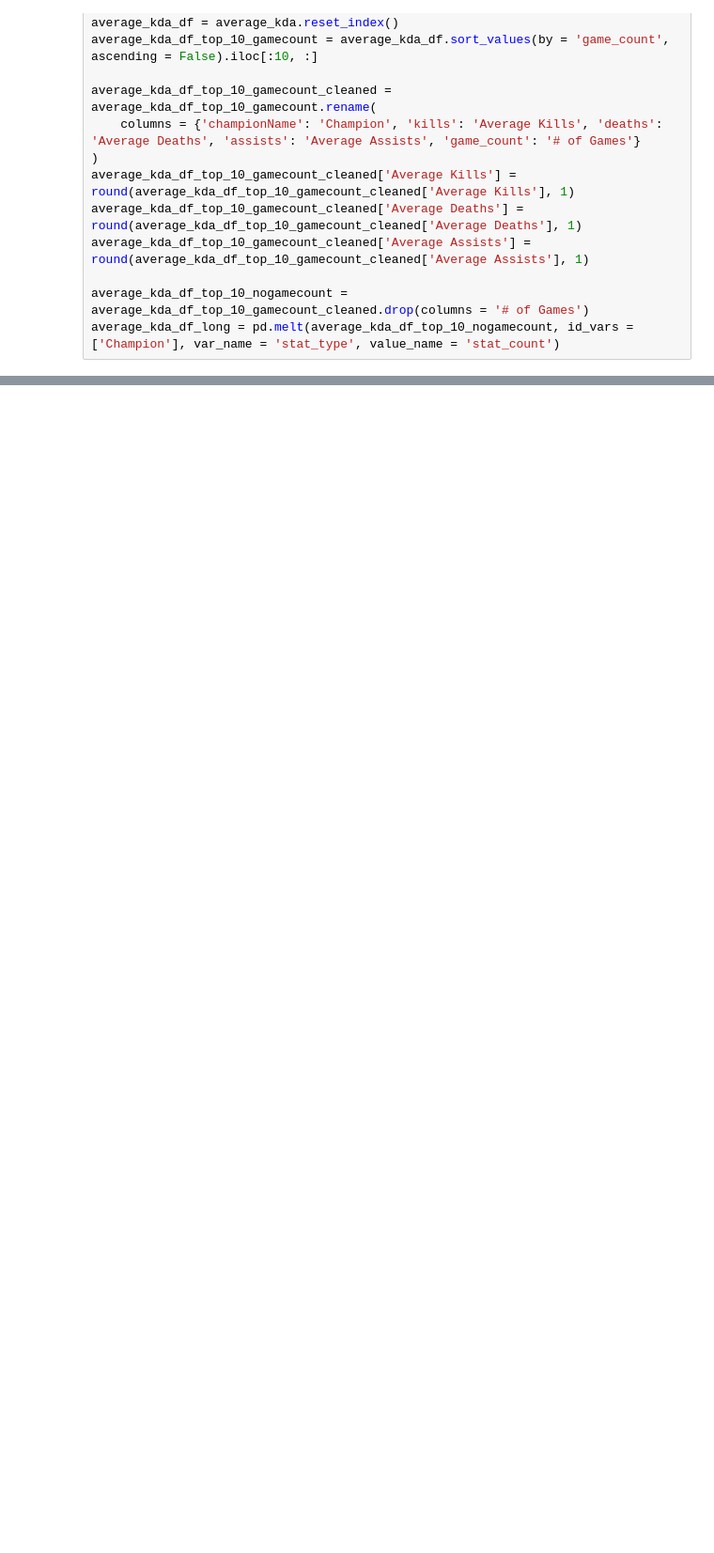
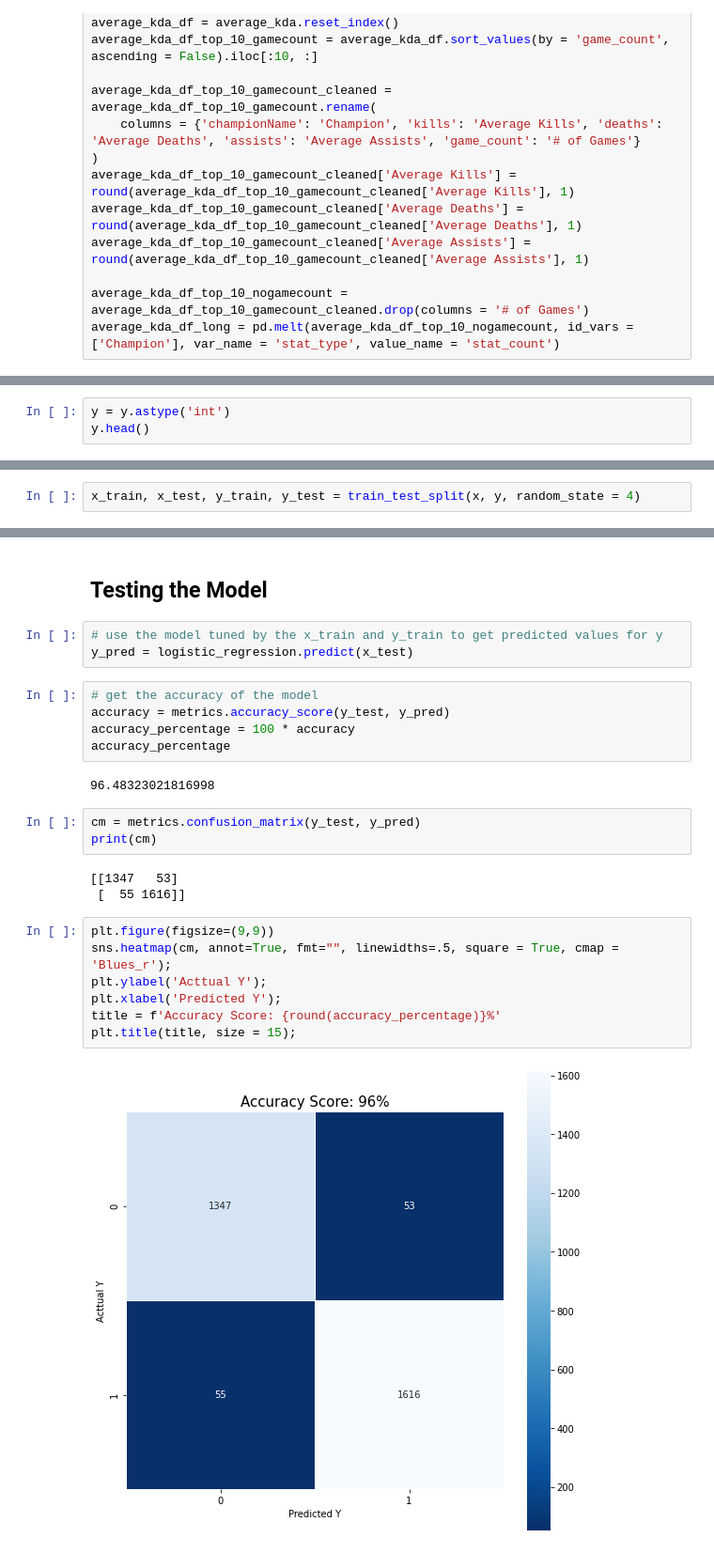
Before and after one commit to jhan-1996/Python_Projects, a Jupyter notebook: league_project_final.ipynb, the cells around one changed output, grey strips where cells are left out. Shown: that part at 94% size. Saved outputs shown, nothing was run; the diff lists cells and outputs as text; blank space fills up the shorter version.

Commit message:
added in classification model

```diff
--- a/league_project_final.ipynb
+++ b/league_project_final.ipynb
@@ -696,0 +740,3 @@ fig.show(renderer = 'notebook_connected')
+# %%
+y = y.astype('int')
+y.head()
@@ -696,0 +750,2 @@ fig.show(renderer = 'notebook_connected')
+# %%
+x_train, x_test, y_train, y_test = train_test_split(x, y, random_state = 4)
@@ -696,0 +757,27 @@ fig.show(renderer = 'notebook_connected')
+# %% [markdown]
+## Testing the Model
+# %%
+# use the model tuned by the x_train and y_train to get predicted values for y
+y_pred = logistic_regression.predict(x_test)
+# %%
+# get the accuracy of the model
+accuracy = metrics.accuracy_score(y_test, y_pred)
+accuracy_percentage = 100 * accuracy
+accuracy_percentage
+# %% [output]
+96.48323021816998
+# %%
+cm = metrics.confusion_matrix(y_test, y_pred)
+print(cm)
+# %% [output]
+[[1347   53]
+ [  55 1616]]
+# %%
+plt.figure(figsize=(9,9))
+sns.heatmap(cm, annot=True, fmt="", linewidths=.5, square = True, cmap = 'Blues_r');
+plt.ylabel('Acttual Y');
+plt.xlabel('Predicted Y');
+title = f'Accuracy Score: {round(accuracy_percentage)}%'
+plt.title(title, size = 15);
+# %% [output]
+[figure, added]
```
Also changed, not shown: parts of 27 cells of this notebook, 2 other files.
